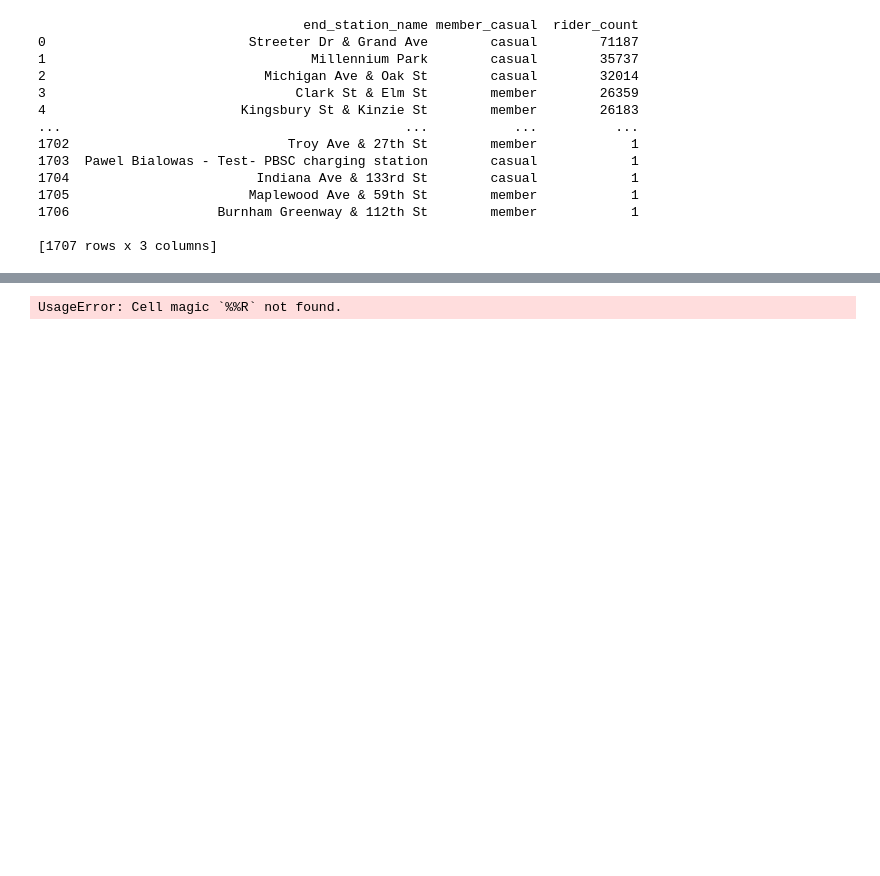
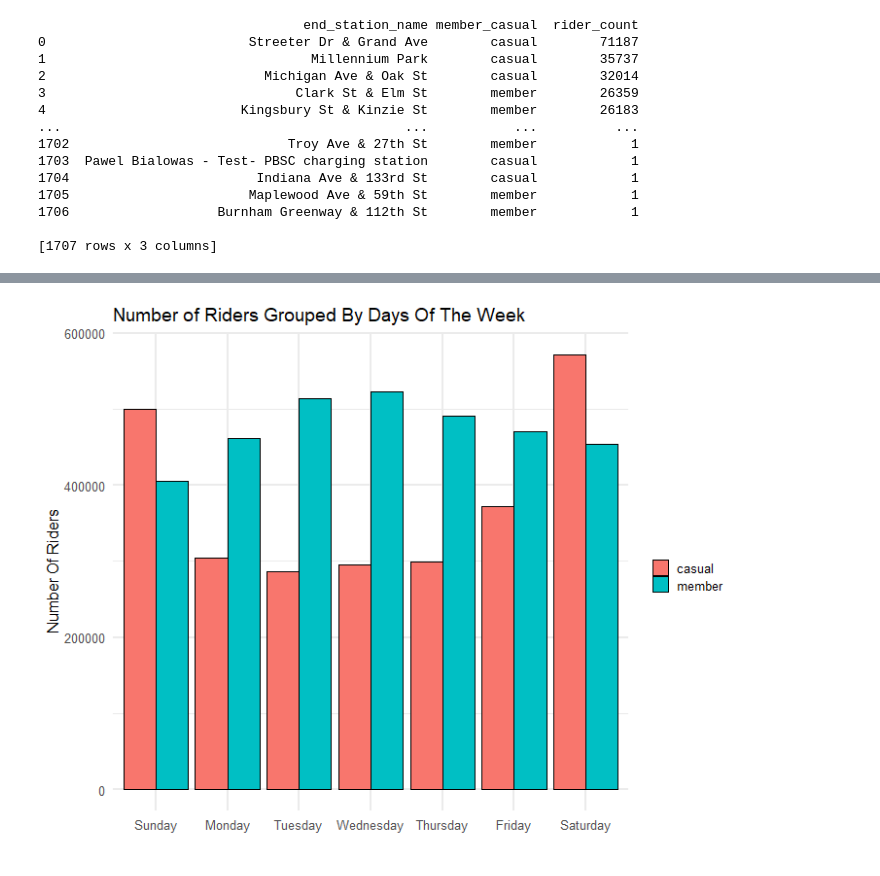
Before and after one commit to cwilso28/coursera_casestudy1, a Jupyter notebook: coursera-casestudy1-notebook.ipynb, the cells around one changed output, grey strips where cells are left out. Cells and saved outputs as stored; diff of their text form; code cells hidden in the pictures; blank space fills up the shorter version.

```diff
--- a/coursera-casestudy1-notebook.ipynb
+++ b/coursera-casestudy1-notebook.ipynb
@@ -299,3 +347,18 @@ library(tidyquant)
+# %%
+%%R -i dayofweek_ridership
+
+# Set a custom order for the clustered bar chart
+dayofweek_ridership$day_of_week <- factor(dayofweek_ridership$day_of_week, levels = c('Sunday', 'Monday', 'Tuesday', 'Wednesday', 'Thursday', 'Friday', 'Saturday'))
+# %%
+%%R -w 720 -h 576 -u px
+dayofweek <- ggplot(data = dayofweek_ridership, aes(x=day_of_week, y=rider_count, fill=member_casual))
+dayofweek <- dayofweek + geom_bar(stat='identity', position='dodge', color='black')
+dayofweek <- dayofweek + guides(fill=guide_legend(title=NULL)) # Remove legend title
+dayofweek <- dayofweek + labs(title="Number of Riders Grouped By Days Of The Week", x="", y="Number Of Riders")
+dayofweek <- dayofweek + theme_minimal(base_size = 16)
+plot(dayofweek)
+# %% [output]
+[figure, added]
 # %%
 %%R -i start_station_riders
 startstation_filtered <- start_station_riders %>%
@@ -303,6 +366,8 @@ startstation_filtered <- start_station_riders %>%
   slice(1:10) %>%
   arrange(rider_count) %>%
   dplyr::mutate(start_station_name = forcats::fct_rev(forcats::fct_inorder(start_station_name)))
-view(startstation_filtered)
+
+start_stations_ordered <- start_station_riders %>%
+  mutate(start_station_name = factor(start_station_name, levels = startstation_filtered$start_station_name, ordered = TRUE)) %>%
+  drop_na() %>%
+  ggplot(aes(x = rider_count, y = start_station_name, fill = member_casual))
-# %% [output]
-UsageError: Cell magic `%%R` not found.
```
Also changed, not shown: parts of 8 cells of this notebook.
